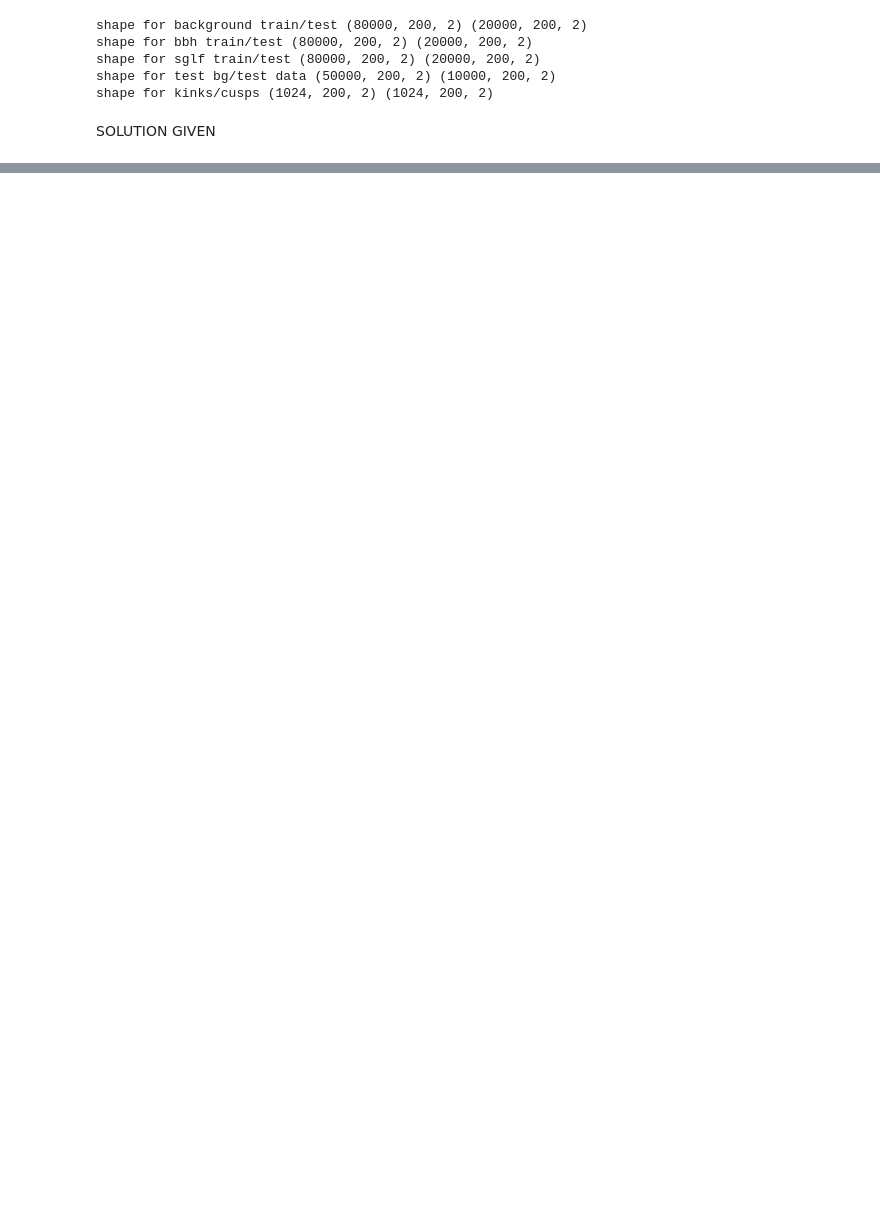
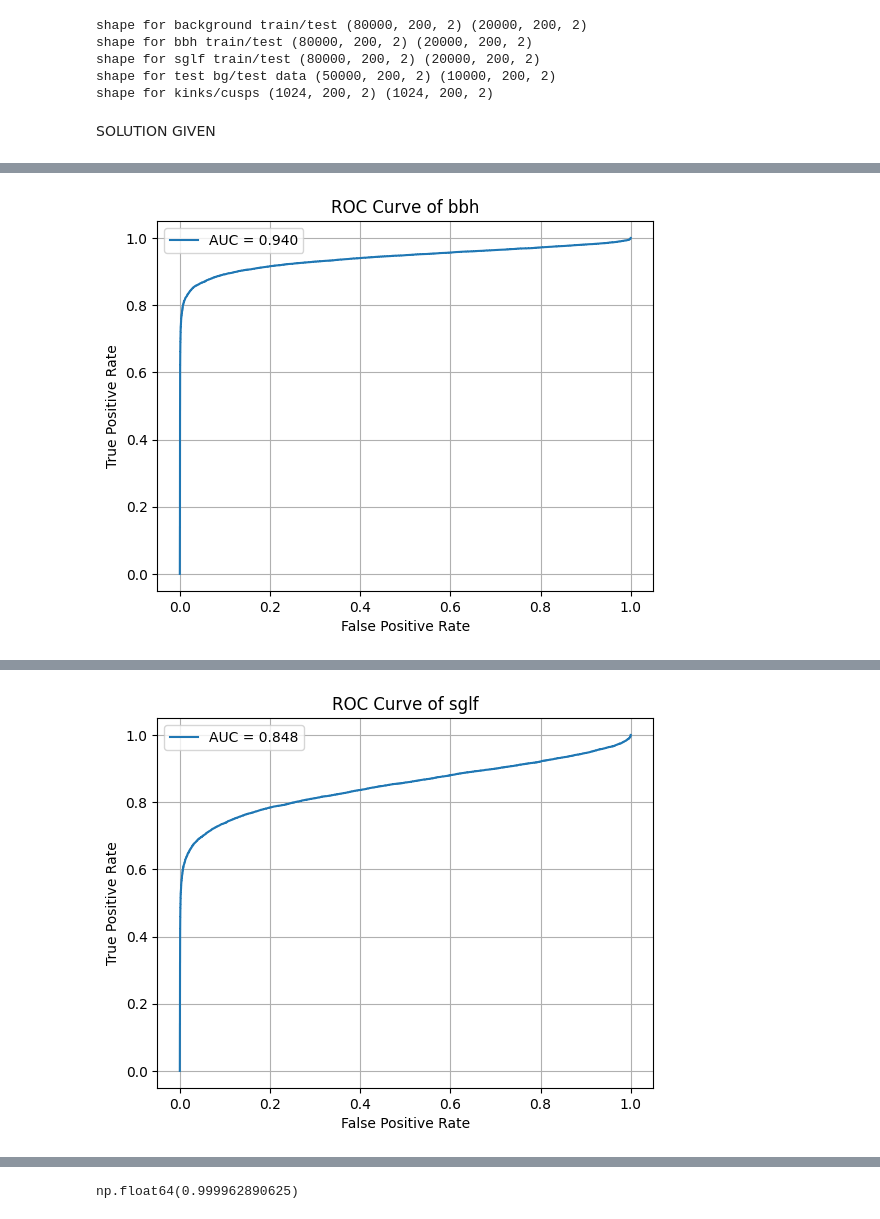
Before and after one commit to hanggao811/AnomalyDetectionLIGO, a Jupyter notebook: AE_simplest.ipynb, the cells around one changed output, grey strips where cells are left out. Drawn from its saved outputs; the diff is of its cells as text; code cells hidden in the pictures; blank space fills up the shorter version.

```diff
--- a/AE_simplest.ipynb
+++ b/AE_simplest.ipynb
@@ -436,0 +393,7 @@ plt.show()
+# %%
+recon_eval(AE, background_test, bbh_test, 'bbh')
+recon_eval(AE, background_test, sglf_test, 'sglf')
+recon_eval(AE, background_test_data, signal_test_data, 'WNB')
+recon_eval(AE, background_test, kinks, 'kinks')
+recon_eval(AE, background_test, cusps, 'cusps')
+# %% [output]
@@ -436,0 +402 @@ plt.show()
+[figure, added]
@@ -436,0 +405 @@ plt.show()
+[figure, added]
@@ -437,3 +415,4 @@ plt.show()
+np.float64(0.999962890625)
 # %%
 # save_dir = '/content/drive/My Drive/LIGO/DatasetSplitting/Datasplitting01/model_save'
 
```
Also changed, not shown: parts of 12 cells of this notebook.
